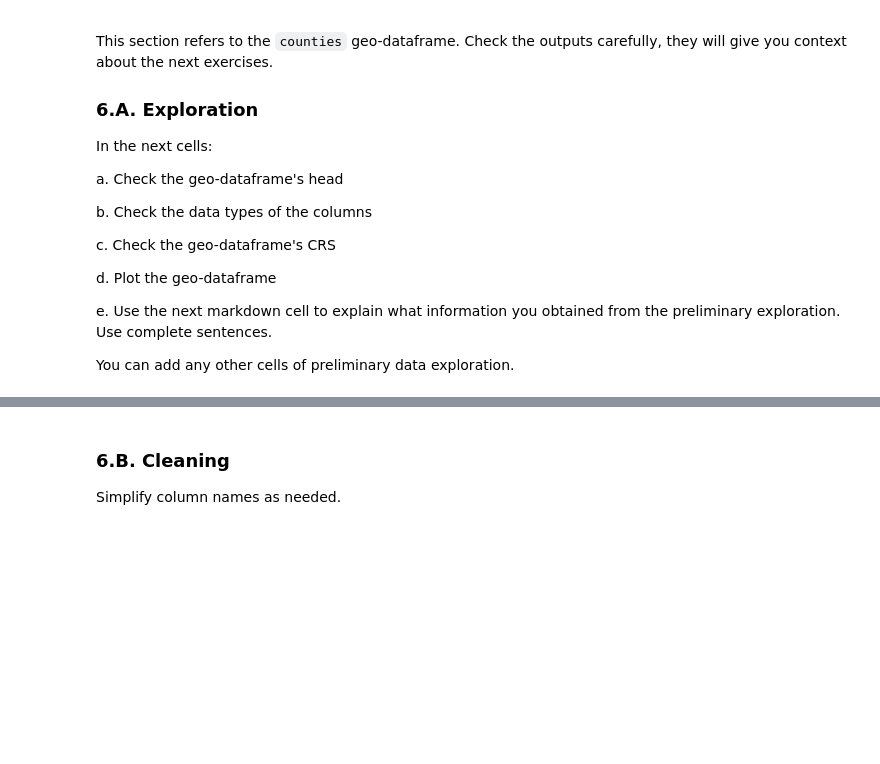
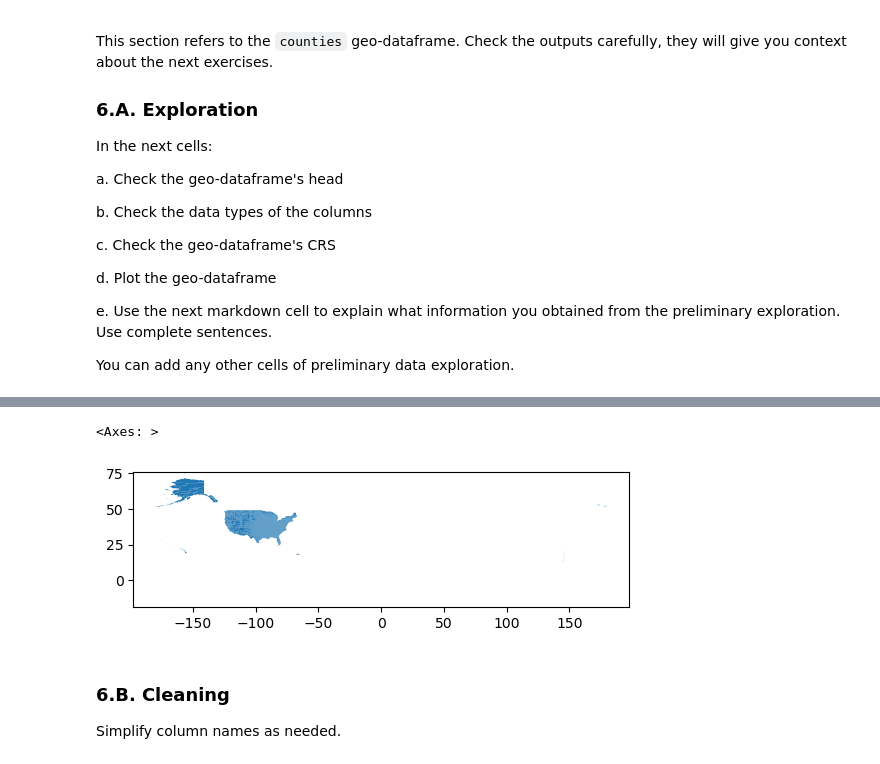
Before and after one commit to ht-oliver/eds220-hwk3, a Jupyter notebook: hwk3-task1-spills.ipynb, the cells around one changed output, grey strips where cells are left out. Cells and saved outputs as stored; diff of their text form; code cells hidden in the pictures; blank space fills up the shorter version.

```diff
--- a/hwk3-task1-spills.ipynb
+++ b/hwk3-task1-spills.ipynb
@@ -286,5 +356,10 @@ _Type your answer here, replacing this text._
 # %%
 # d
+# Plot 'counties' geo_df
+counties.plot()
+# %% [output]
+<Axes: >
+[figure, added]
 # %% [markdown]
 <!-- END QUESTION -->
 
```
Also changed, not shown: parts of 5 cells of this notebook.
